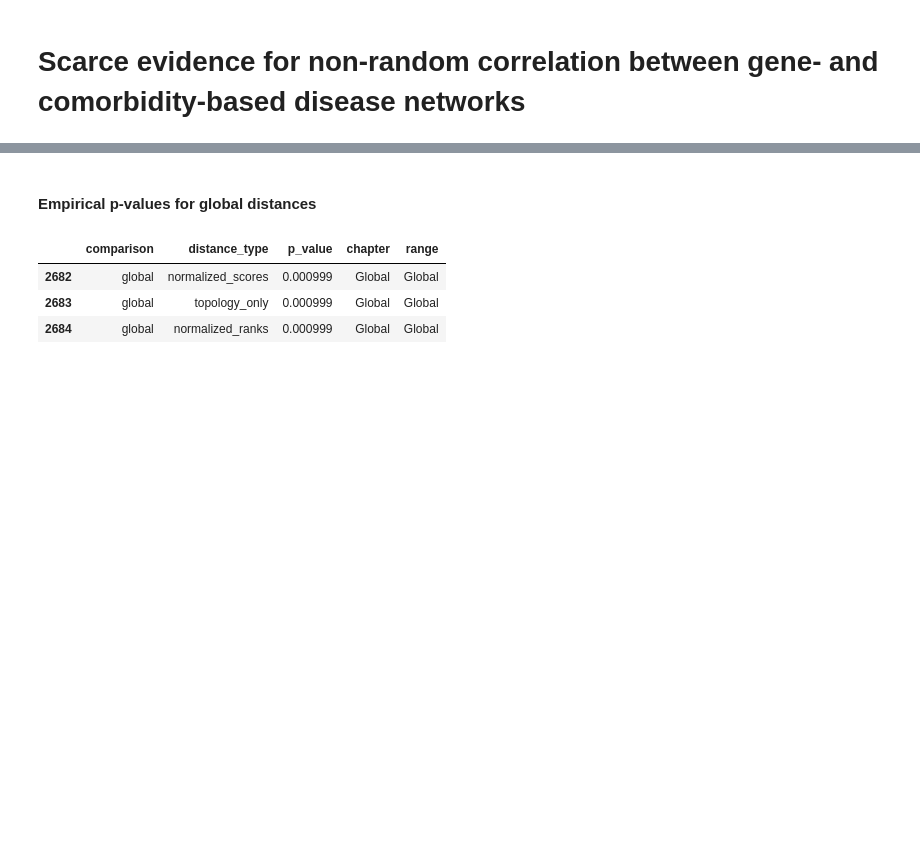
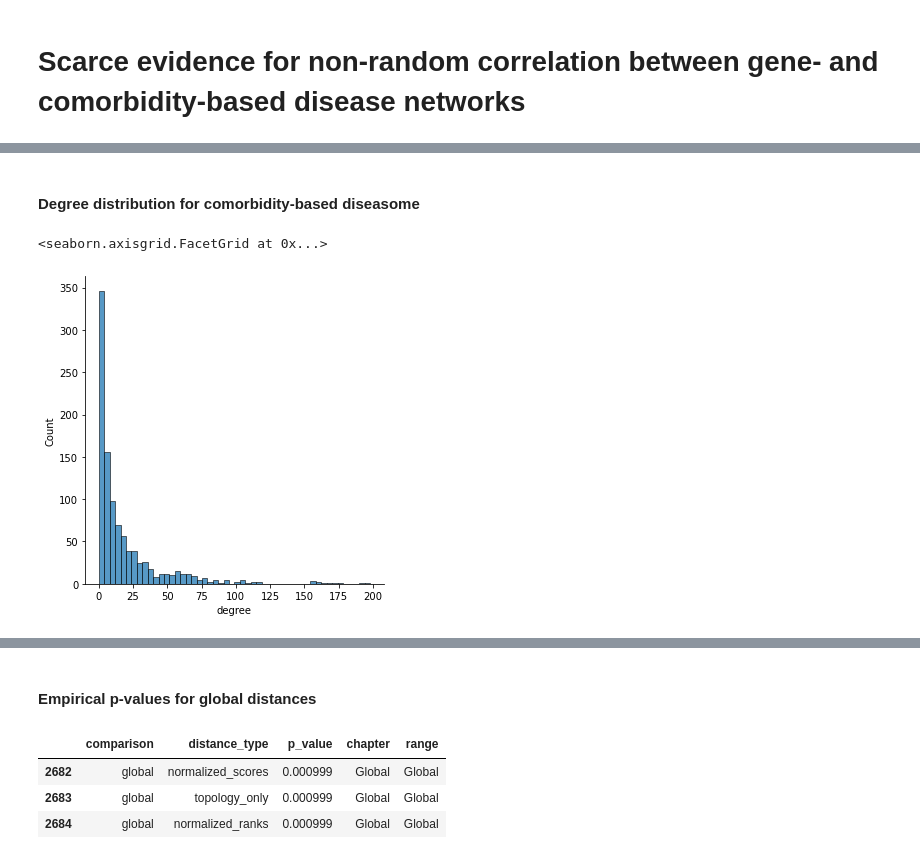
Before and after one commit to repotrial/graphsimqt, a Jupyter notebook: playground.ipynb, the cells around one changed output, grey strips where cells are left out. Cells and saved outputs as stored; diff of their text form; code cells hidden in the pictures; blank space fills up the shorter version.

```diff
--- a/playground.ipynb
+++ b/playground.ipynb
@@ -62,0 +114,8 @@ $$
+# %% [markdown]
+#### Degree distribution for comorbidity-based diseasome
+# %%
+rr_degs = rr_graph.get_total_degrees([node for node in rr_graph.vertices()])
+sns.displot(data=pd.DataFrame({'degree': rr_degs}), x='degree')
+# %% [output]
+<seaborn.axisgrid.FacetGrid at 0x...>
+[figure, added]
```
Also changed, not shown: parts of 26 cells of this notebook, 14 other files.
